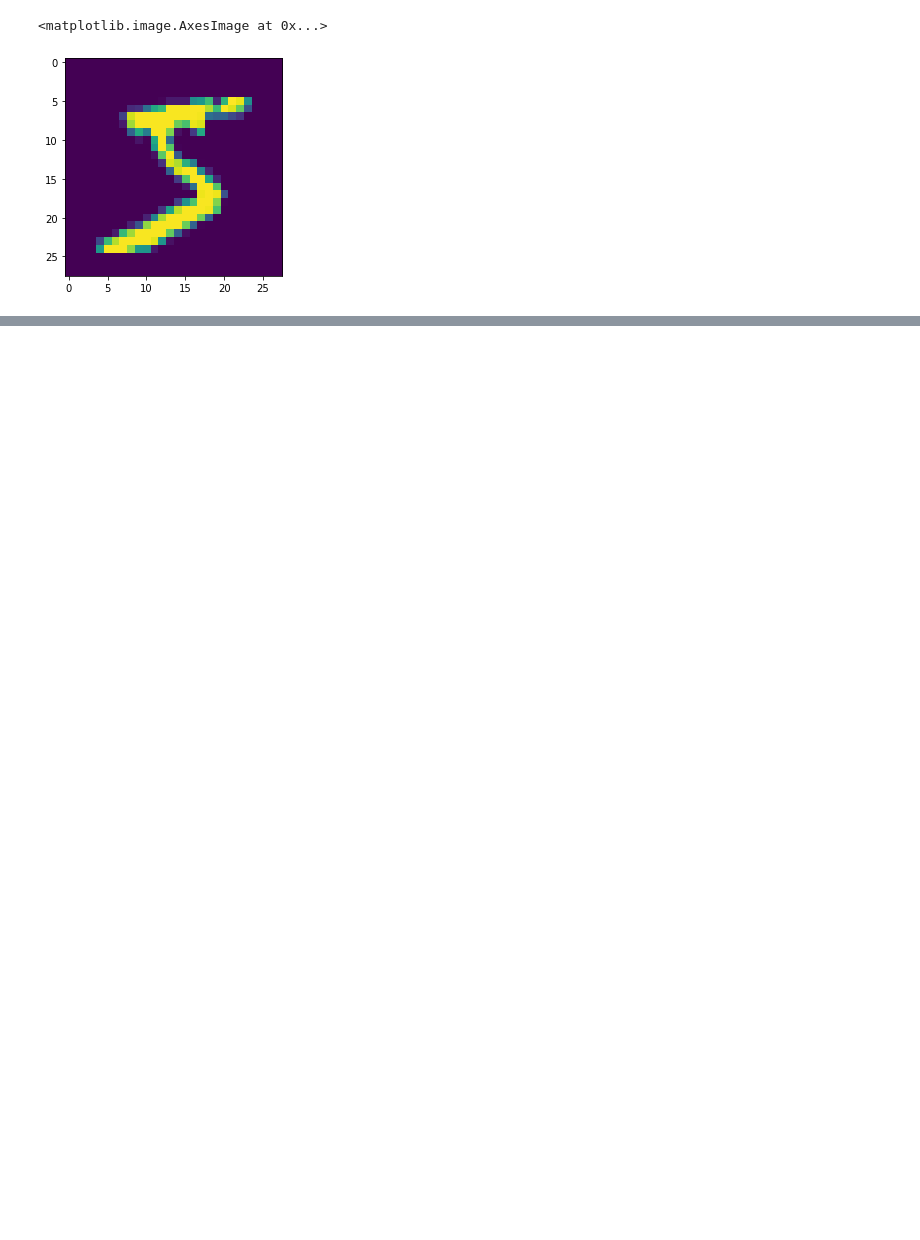
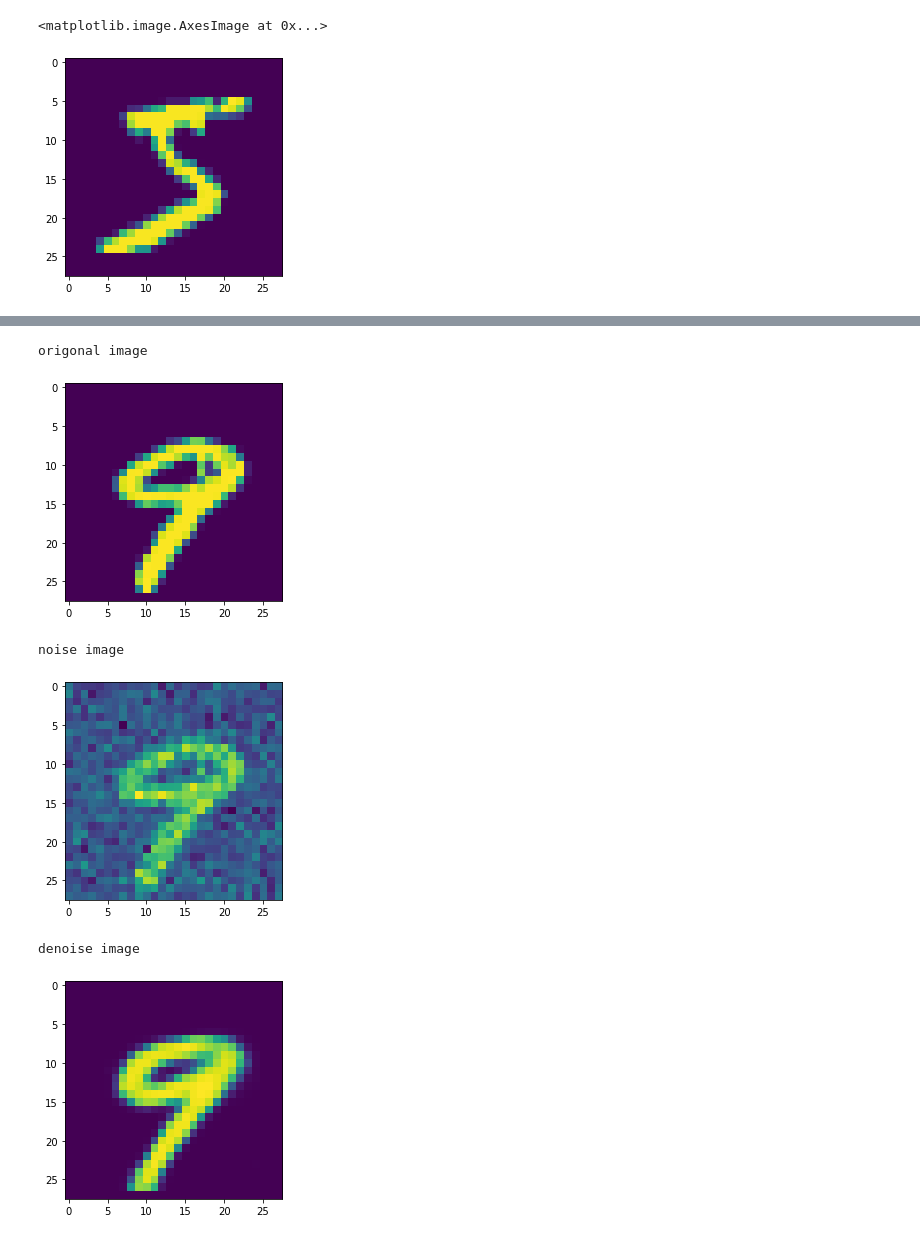
Before and after one commit to tonnyhideyori/tensorflow, a Jupyter notebook: auto_encoder_real.ipynb, the cells around one changed output, grey strips where cells are left out. Saved outputs shown, nothing was run; the diff lists cells and outputs as text; code cells hidden in the pictures; blank space fills up the shorter version.

```diff
--- a/auto_encoder_real.ipynb
+++ b/auto_encoder_real.ipynb
@@ -79,0 +124,5 @@ outencoder image
+# %%
+noise_remover=Sequential([encoder,decoder])
+noise_remover.compile(loss='binary_crossentropy',optimizer='adam',metrics=['accuracy'])
+# %%
+noise_remover.fit(X_train,X_train,epochs=10)
@@ -79,0 +151,22 @@ outencoder image
+# %%
+ten_noise=sample(X_test[:10],training=True)
+# %%
+denoised=noise_remover(ten_noise)
+# %%
+n=9
+print('origonal image')
+plt.imshow(X_test[n])
+plt.show()
+print('noise image')
+plt.imshow(ten_noise[n])
+plt.show()
+print('denoise image')
+plt.imshow(denoised[n])
+plt.show()
+# %% [output]
+origonal image
+[figure, added]
+noise image
+[figure, added]
+denoise image
+[figure, added]
```
Also changed, not shown: parts of 10 cells of this notebook.
